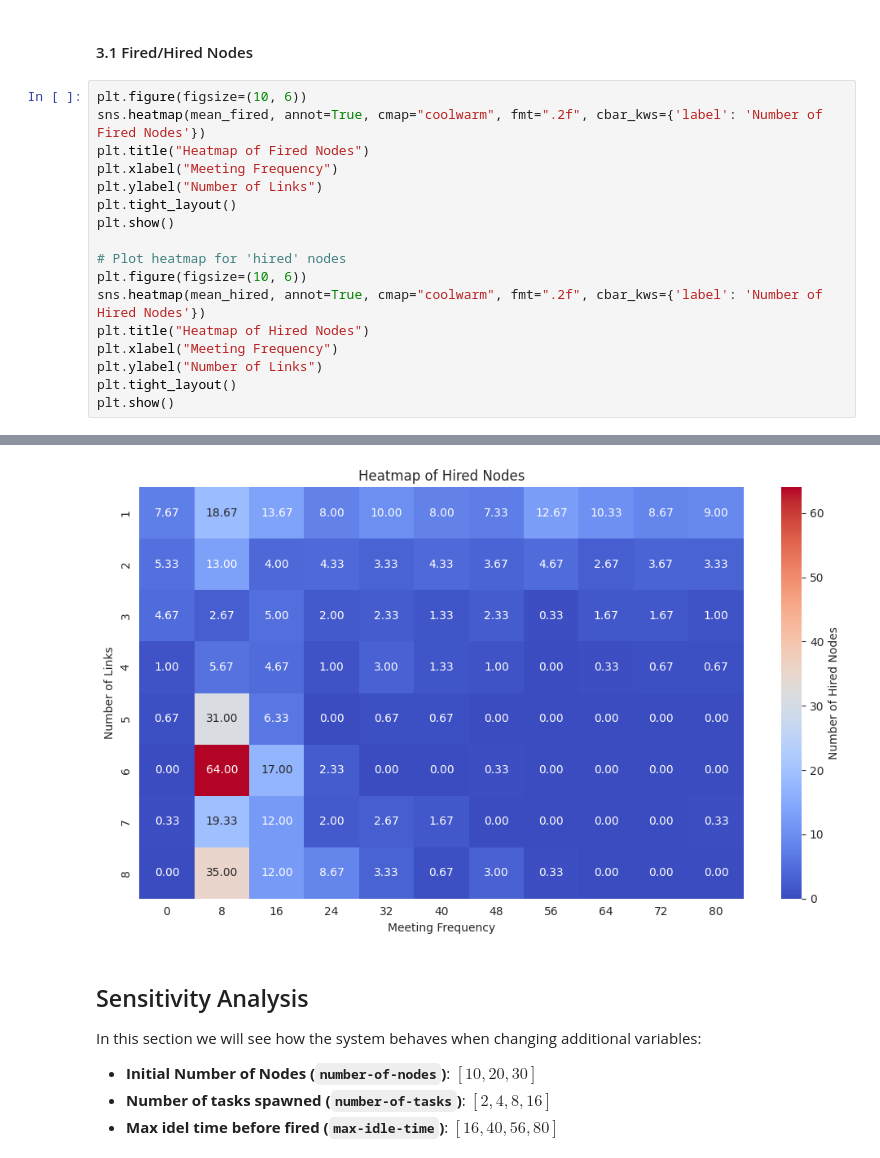
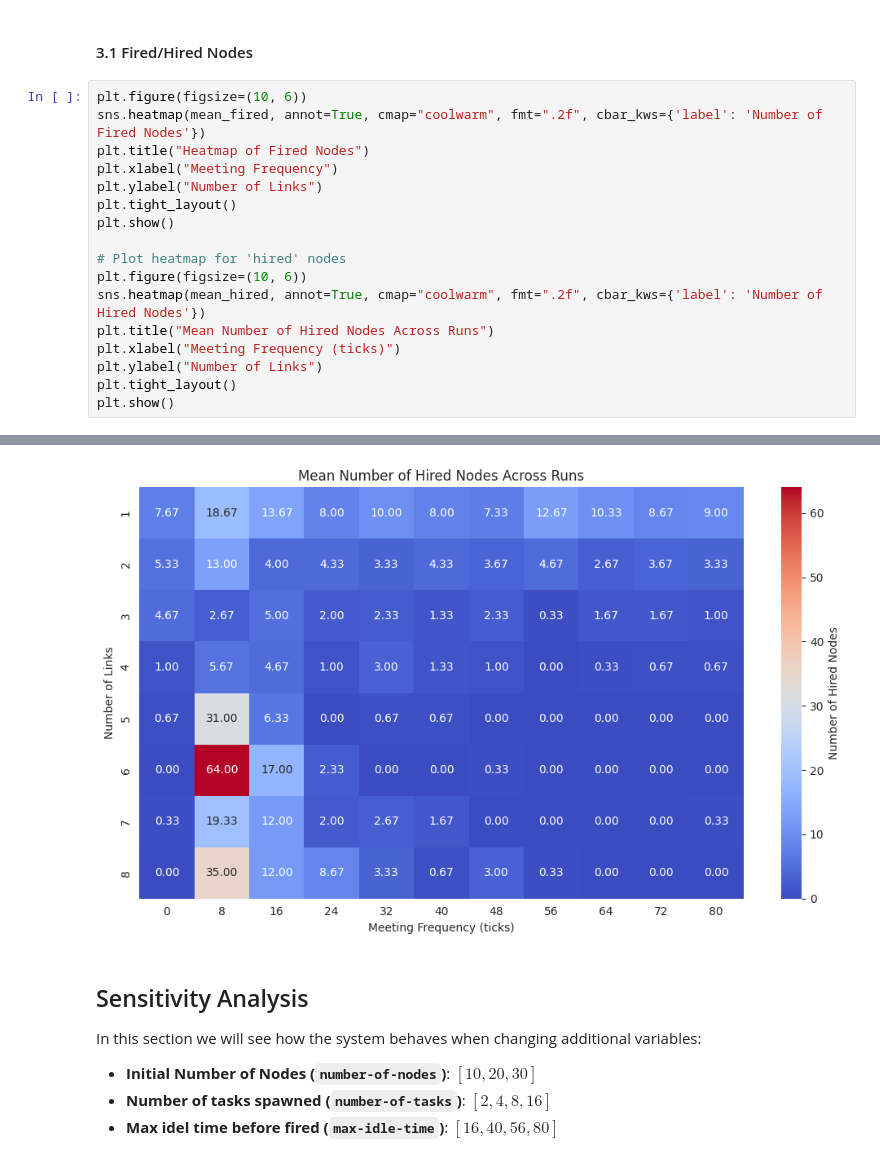
Before and after one commit to KaiTries/ABM, a Jupyter notebook: Final_Analysis/src/analysis.ipynb, the cells around one changed output, grey strips where cells are left out. Drawn from its saved outputs; the diff is of its cells as text.

```diff
--- a/Final_Analysis/src/analysis.ipynb
+++ b/Final_Analysis/src/analysis.ipynb
@@ -150,23 +150,23 @@ plt.show()
 # %%
 plt.figure(figsize=(10, 6))
 sns.heatmap(mean_fired, annot=True, cmap="coolwarm", fmt=".2f", cbar_kws={'label': 'Number of Fired Nodes'})
 plt.title("Heatmap of Fired Nodes")
 plt.xlabel("Meeting Frequency")
 plt.ylabel("Number of Links")
 plt.tight_layout()
 plt.show()
 
 # Plot heatmap for 'hired' nodes
 plt.figure(figsize=(10, 6))
 sns.heatmap(mean_hired, annot=True, cmap="coolwarm", fmt=".2f", cbar_kws={'label': 'Number of Hired Nodes'})
-plt.title("Heatmap of Hired Nodes")
-plt.xlabel("Meeting Frequency")
+plt.title("Mean Number of Hired Nodes Across Runs")
+plt.xlabel("Meeting Frequency (ticks)")
 plt.ylabel("Number of Links")
 plt.tight_layout()
 plt.show()
 # %% [output]
 [figure]
-[figure, old version]
+[figure, new version]
 # %% [markdown]
 ## Sensitivity Analysis
 In this section we will see how the system behaves when changing additional variables:
```
Also changed, not shown: parts of 4 cells of this notebook.
